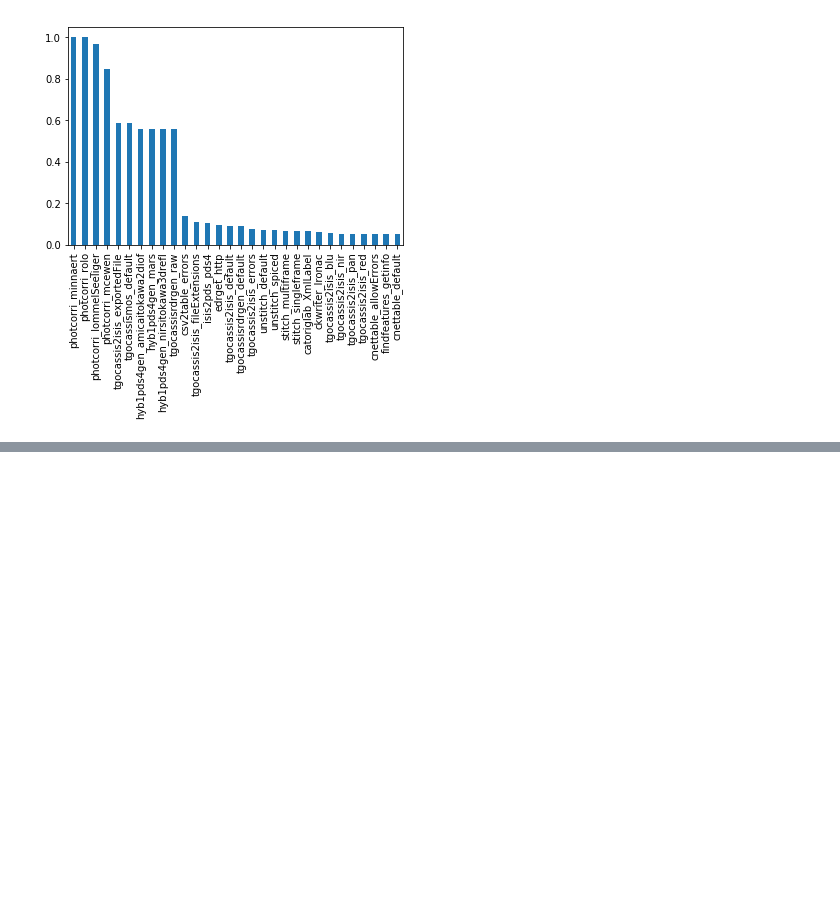
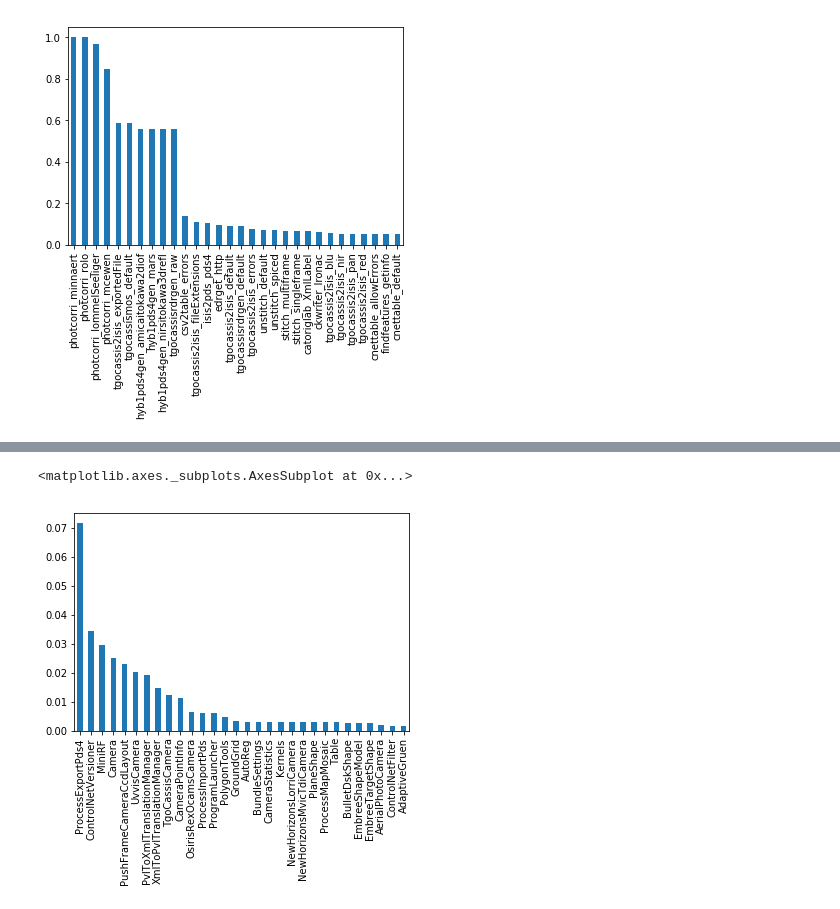
Before and after one commit to jessemapel/ISIS3_testing_analysis, a Jupyter notebook: parse_historical_logs.ipynb, the cells around one changed output, grey strips where cells are left out. Drawn from its saved outputs; the diff is of its cells as text; code cells hidden in the pictures; blank space fills up the shorter version.

```diff
--- a/parse_historical_logs.ipynb
+++ b/parse_historical_logs.ipynb
@@ -95,0 +103,5 @@ centos_app_failure_frequencies.nlargest(30).plot(kind='bar')
+# %%
+centos_unit_failure_frequencies.nlargest(30).plot(kind='bar')
+# %% [output]
+<matplotlib.axes._subplots.AxesSubplot at 0x...>
+[figure, added]
```
Also changed, not shown: parts of 2 cells of this notebook.
